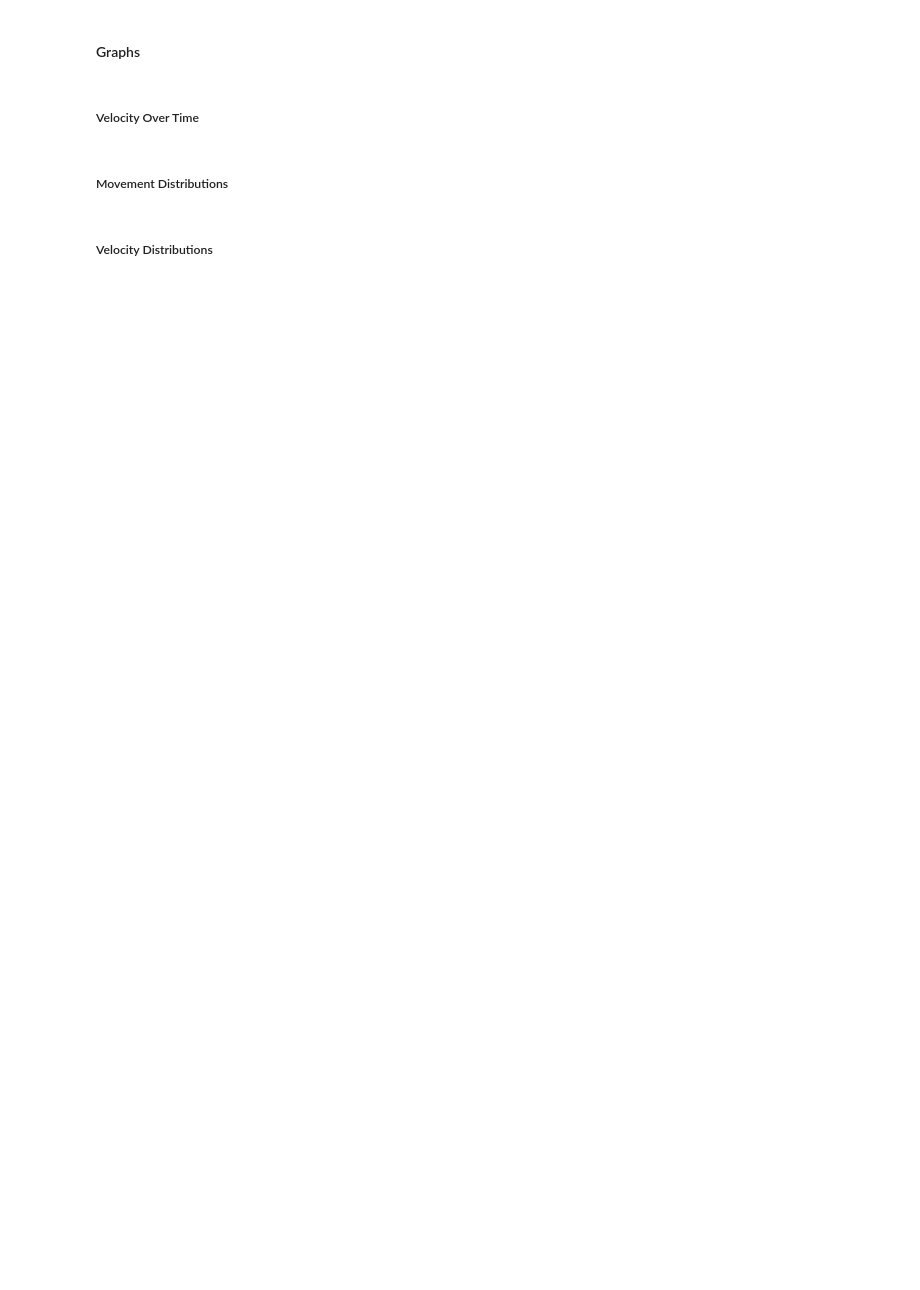
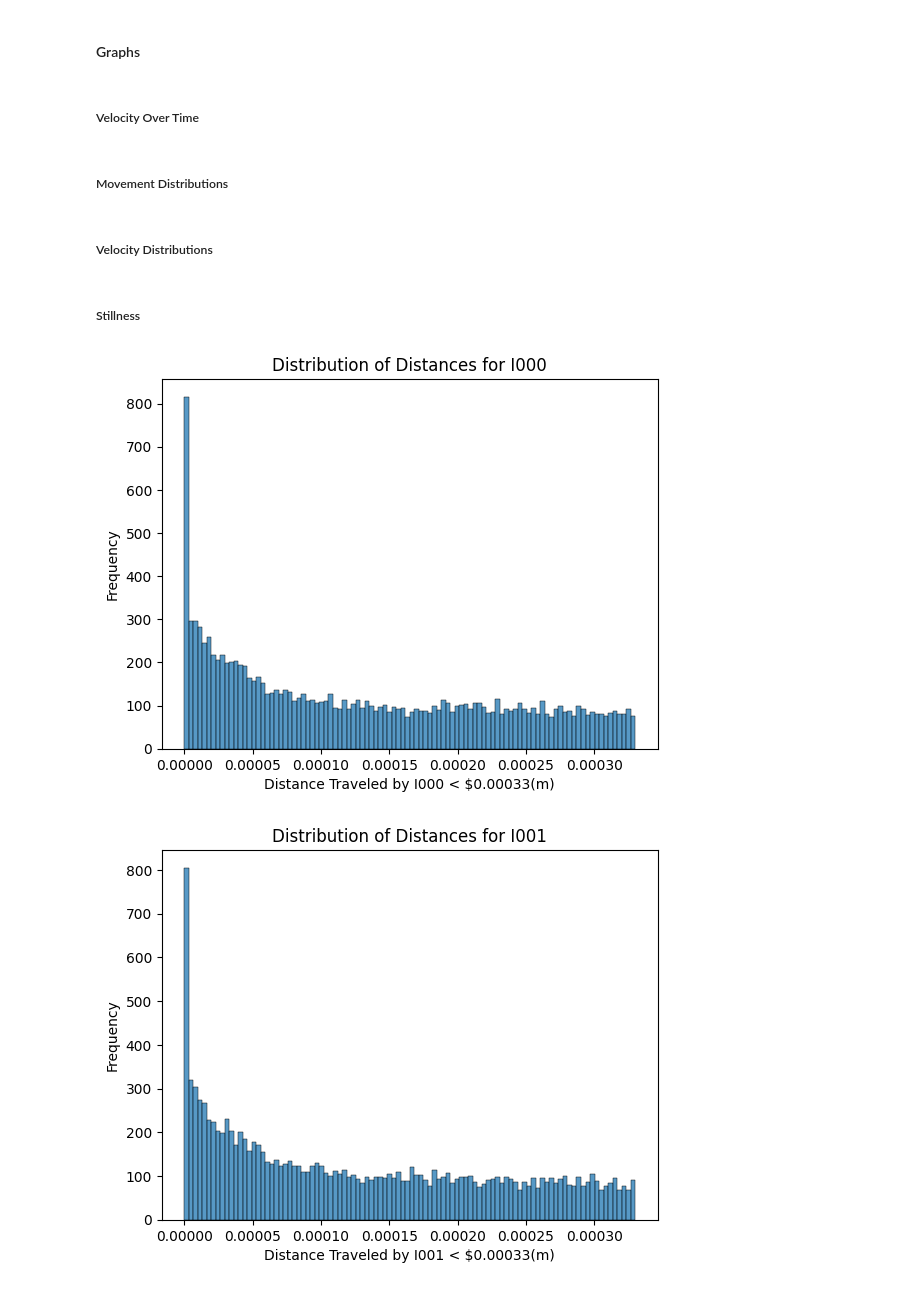
Before and after one commit to Cass-1/detecting-dine-out-patterns, a Jupyter notebook: src/notebooks/distance_analysis.ipynb, the cells around one changed output. Saved outputs shown, nothing was run; the diff lists cells and outputs as text; code cells hidden in the pictures; blank space fills up the shorter version.

Commit message:
Add functionality to analyze low movement and longest stretch of no movement in distance data

```diff
--- a/src/notebooks/distance_analysis.ipynb
+++ b/src/notebooks/distance_analysis.ipynb
@@ -62,6 +62,12 @@ time_results = pd.DataFrame({ key:pd.Series(value) for key, value in time_dict.i
 # get velocity
 velocity_results = distance_results / time_results
 velocity_results.columns = [f'Velocity_{col}' for col in velocity_results.columns]
+# %%
+# get low movement
+LOW_MOVEMENT_BOUND = 1 / 1000
+low_movement = pd.DataFrame()
+for col in distance_results.columns:
+    low_movement[col] = pd.Series([distance for distance in distance_results[col] if distance < LOW_MOVEMENT_BOUND])
 # %% [markdown]
 #### Missing Values
 # %%
@@ -171,3 +253,21 @@ for col in velocity_results.columns:
 
     # Show the plot
     plt.show()
+# %% [markdown]
+##### Stillness
+# %%
+for col in low_movement.columns:
+    # Plot the histogram with logarithmic scaling
+    sns.histplot([distance for distance in low_movement[col]], bins=100)
+
+
+    # Add labels and title
+    plt.xlabel(f'Distance Traveled by {col} < ${LOW_MOVEMENT_BOUND}(m)')
+    plt.ylabel('Frequency')
+    plt.title(f'Distribution of Distances for {col}')
+
+    # Show the plot
+    plt.show()
+# %% [output]
+[figure, added]
+[figure, added]
```
Also changed, not shown: parts of 4 cells of this notebook, 1 other file.
